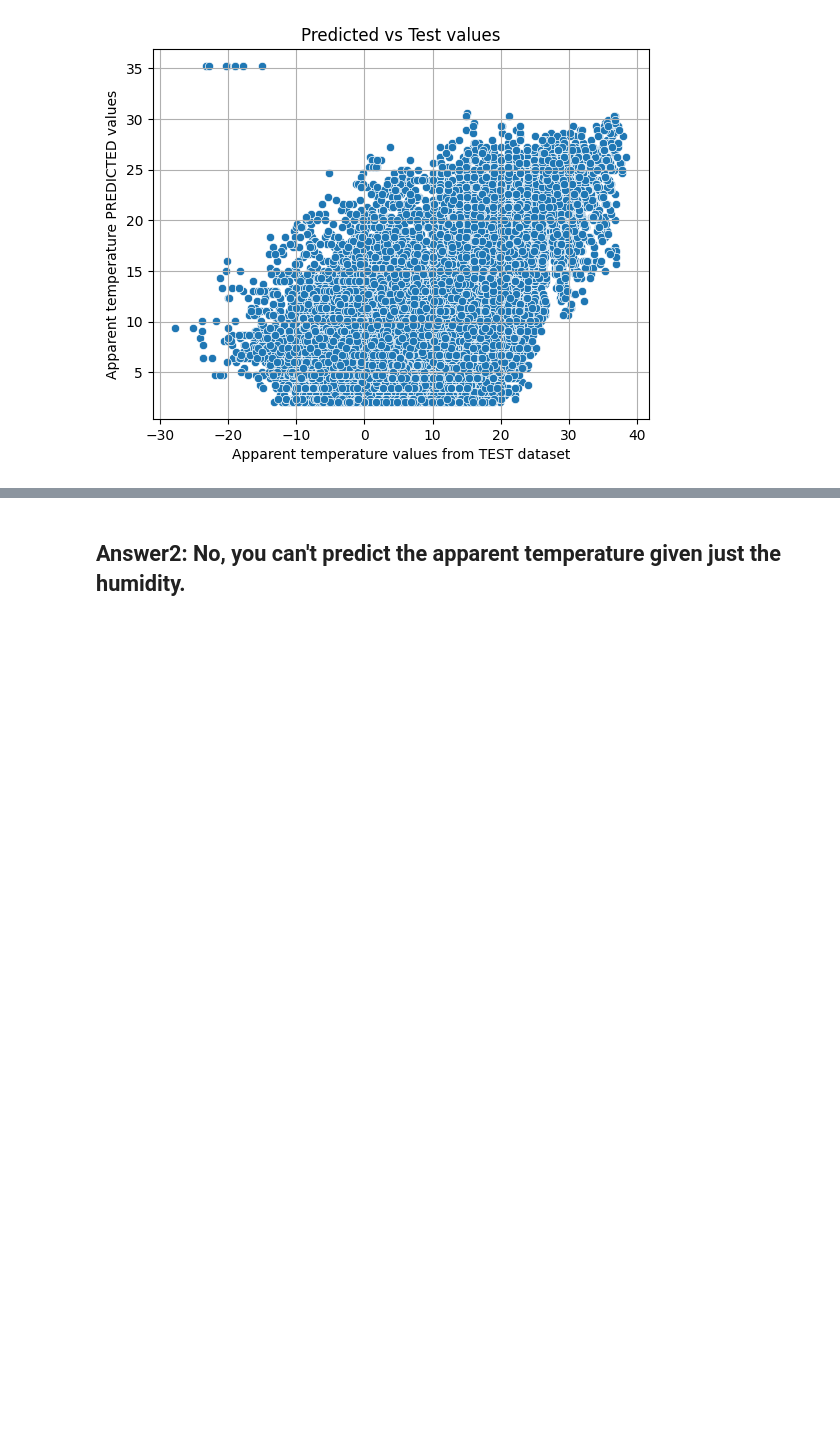
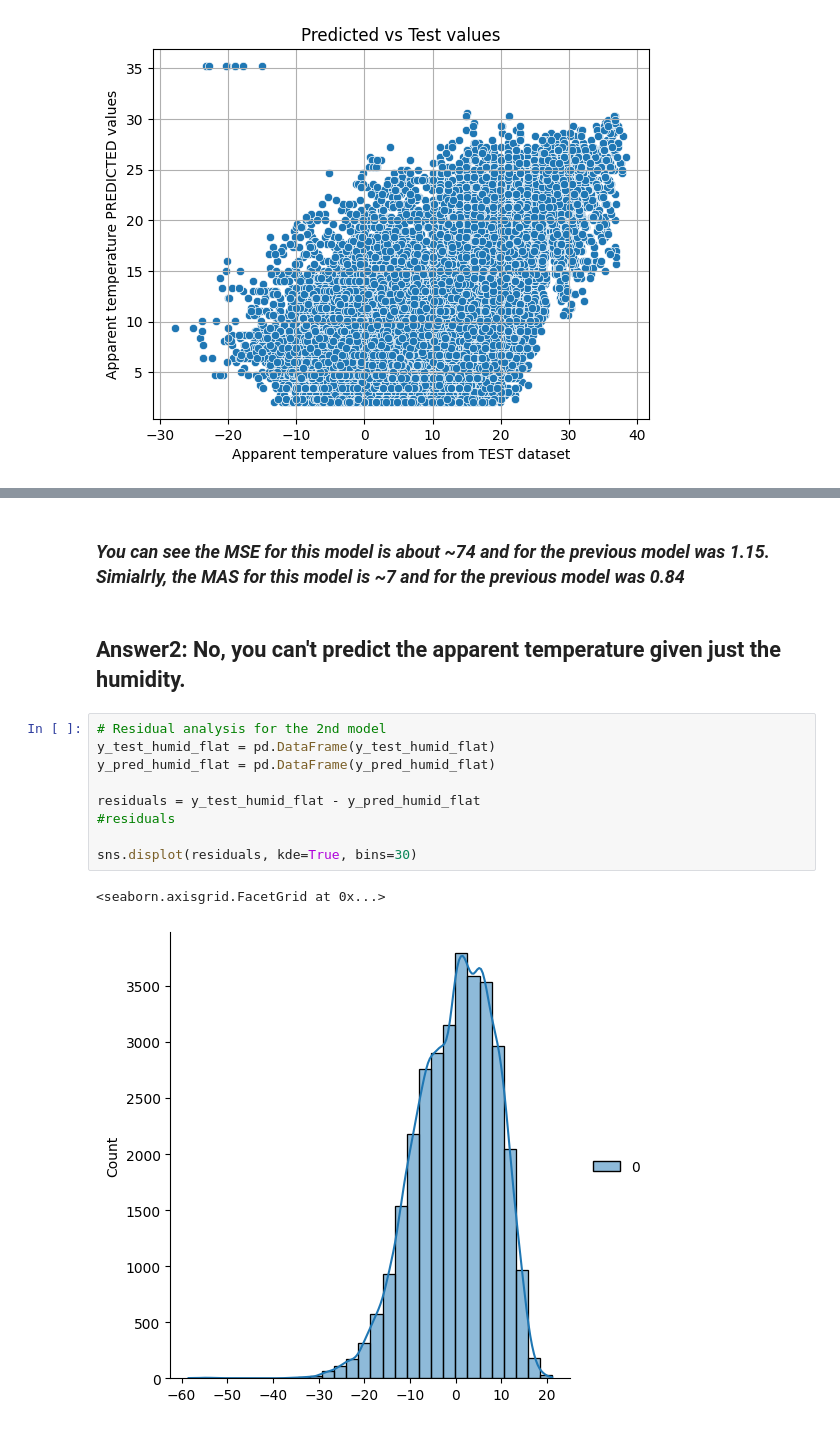
Before and after one commit to SampreetKishan/MachineLearing, a Jupyter notebook: LinearRegression/TemperaturePrediction/WeatherPredictor.ipynb, the cells around one changed output, grey strips where cells are left out. Drawn from its saved outputs; the diff is of its cells as text; blank space fills up the shorter version.

```diff
--- a/LinearRegression/TemperaturePrediction/WeatherPredictor.ipynb
+++ b/LinearRegression/TemperaturePrediction/WeatherPredictor.ipynb
@@ -206,2 +239,16 @@ plt.show()
+# %% [markdown]
+### _You can see the MSE for this model is about ~74 and for the previous model was 1.15. Simialrly, the MAS for this model is ~7 and for the previous model was 0.84_
 # %% [markdown]
 ## Answer2: No, you can't predict the apparent temperature given just the humidity.
+# %%
+# Residual analysis for the 2nd model
+y_test_humid_flat = pd.DataFrame(y_test_humid_flat)
+y_pred_humid_flat = pd.DataFrame(y_pred_humid_flat)
+
+residuals = y_test_humid_flat - y_pred_humid_flat
+#residuals
+
+sns.displot(residuals, kde=True, bins=30)
+# %% [output]
+<seaborn.axisgrid.FacetGrid at 0x...>
+[figure, added]
```
Also changed, not shown: parts of 8 cells of this notebook.
